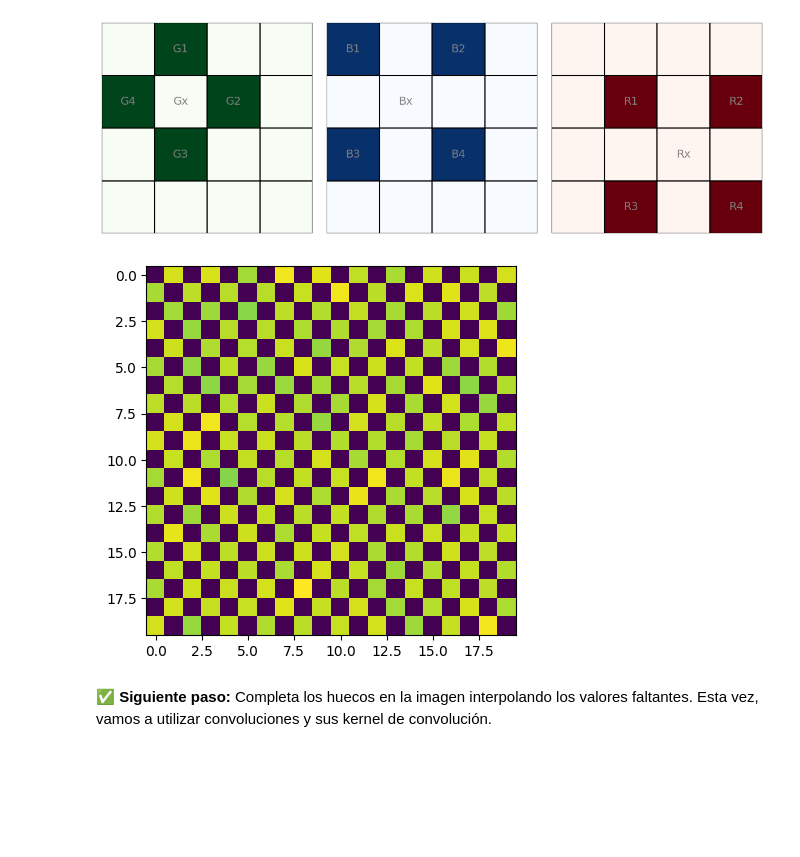
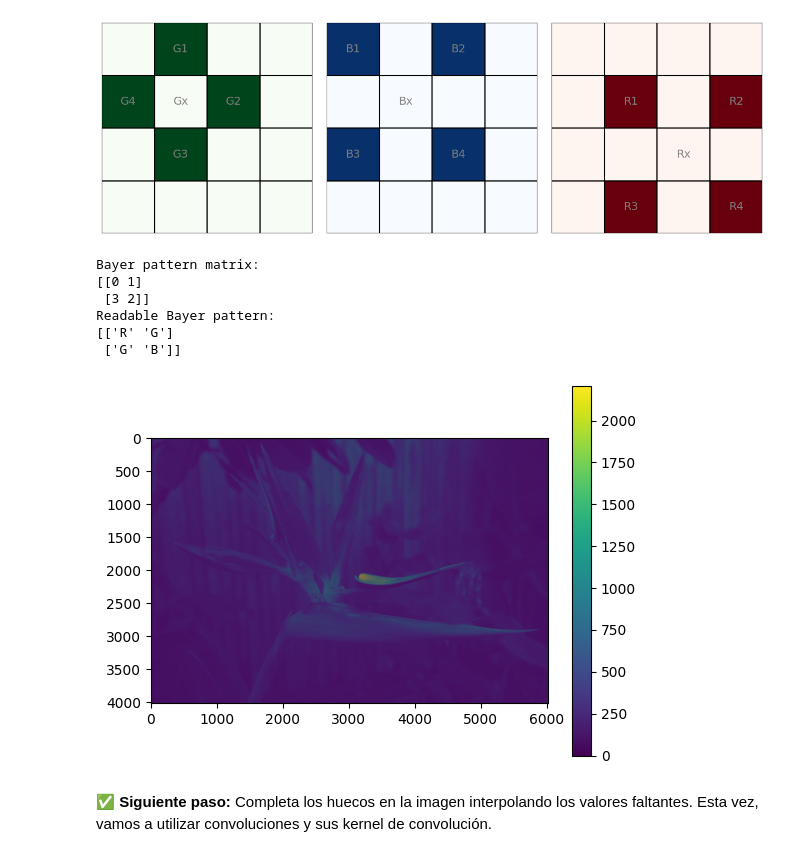
Before and after one commit to DiegoRodriguezcv/Hands-on-Computer-Vision, a Jupyter notebook: sesiones/sesion2/Sesion2_1_Demosaicking.ipynb, the cells around one changed output. Drawn from its saved outputs; the diff is of its cells as text; code cells hidden in the pictures; blank space fills up the shorter version.

```diff
--- a/sesiones/sesion2/Sesion2_1_Demosaicking.ipynb
+++ b/sesiones/sesion2/Sesion2_1_Demosaicking.ipynb
@@ -156,41 +156,55 @@ plt.tight_layout()
 plt.show()
 # %% [output]
 [figure]
+# %%
+with rawpy.imread(raw_file) as raw:
+    bayer_pattern = raw.raw_pattern
+    print(f"Bayer pattern matrix:\n{bayer_pattern}")
+    pattern_map = {0: 'R', 1: 'G', 2: 'B', 3: 'G'}
+    readable_pattern = np.vectorize(lambda x: pattern_map[x])(bayer_pattern)
+    print(f"Readable Bayer pattern:\n{readable_pattern}")
+# %% [output]
+Bayer pattern matrix:
+[[0 1]
+ [3 2]]
+Readable Bayer pattern:
+[['R' 'G']
+ ['G' 'B']]
 # %%
 RED, GREEN, BLUE = 0, 1, 2
 
 
 def get_cfa_channel(i, j):
     if i % 2 == 0:
         if j % 2 == 0:
-            return BLUE
+            return RED
         else:
             return GREEN
     else:
         if j % 2 == 0:
             return GREEN
         else:
-            return RED
-
+            return BLUE
 
 
 def get_cfa_mask(shape):
     mask = np.zeros(shape, dtype=np.uint8)
     for i in range(shape[0]):
         for j in range(shape[1]):
             mask[i, j] = get_cfa_channel(i, j)
     return mask
 
 cfa_mask = get_cfa_mask(image.shape)
 
 r_mask, g_mask, b_mask = (cfa_mask == RED), (cfa_mask == GREEN), (cfa_mask == BLUE)
 
 r, g, b = image * r_mask, image * g_mask, image * b_mask
 
-plt.imshow(g[500:520, 500:520])
+plt.imshow(g)
+plt.colorbar()
 plt.show()
 # %% [output]
-[figure, old version]
+[figure, new version]
 # %% [markdown]
 ✅ **Siguiente paso:** Completa los huecos en la imagen interpolando los valores faltantes.
 Esta vez, vamos a utilizar convoluciones y sus kernel de convolución.
```
Also changed, not shown: parts of 7 cells of this notebook.
